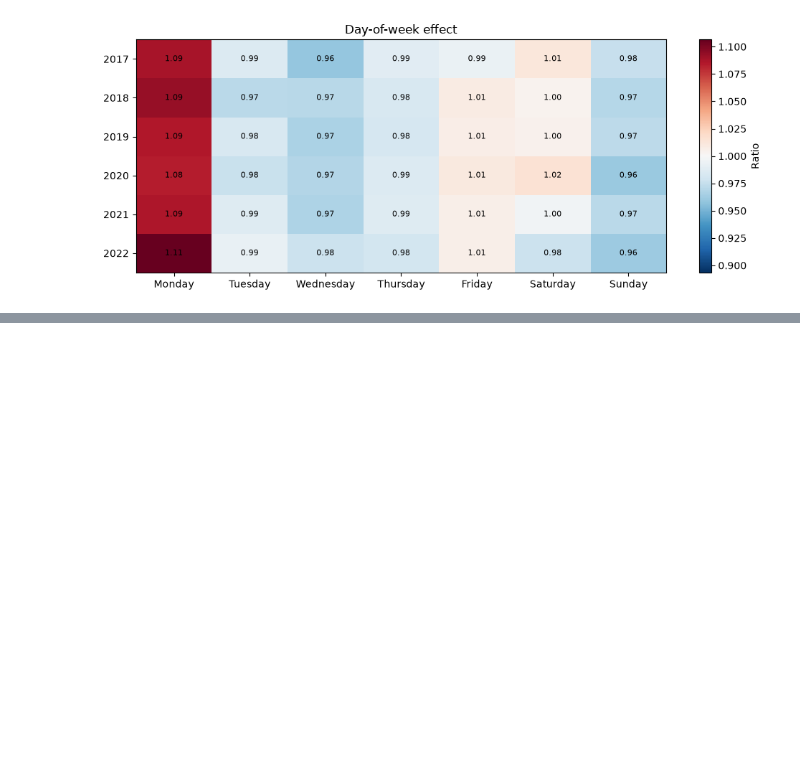
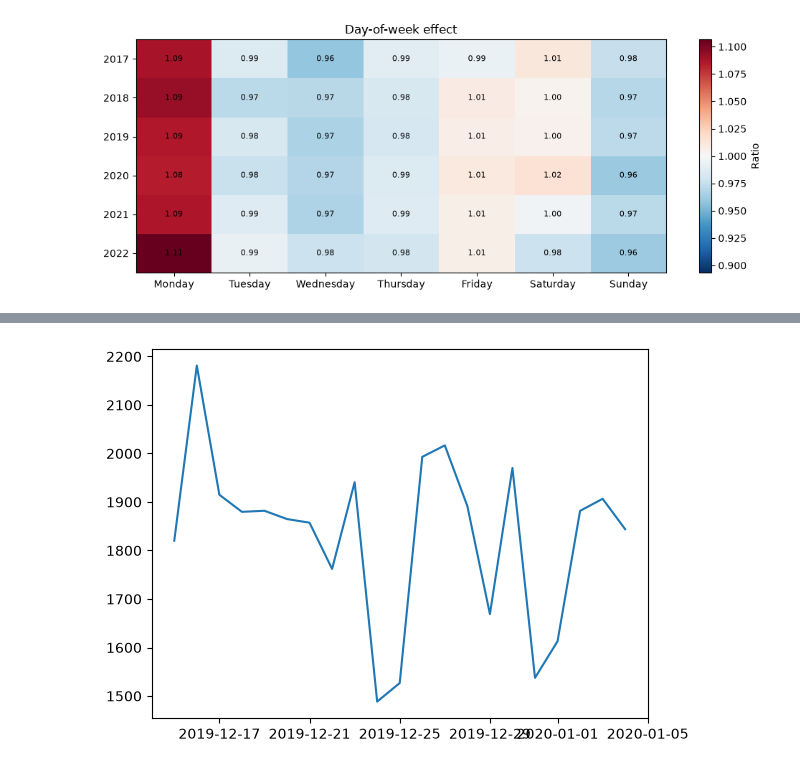
Before and after one commit to nailito/rhone-emergency-forecasting, a Jupyter notebook: analysis/02-exploratory-analysis.ipynb, the cells around one changed output, grey strips where cells are left out. Saved outputs shown, nothing was run; the diff lists cells and outputs as text; code cells hidden in the pictures; blank space fills up the shorter version.

```diff
--- a/analysis/02-exploratory-analysis.ipynb
+++ b/analysis/02-exploratory-analysis.ipynb
@@ -142,0 +146,3 @@ The normalisation of the data (Figure) and the heatmap (Figure) demonstrate that
+# %%
+xmas = visits.loc[pd.Timestamp(2019,12,25)-pd.Timedelta(days=10):pd.Timestamp(2019,12,25)+pd.Timedelta(days=10)]
+xmas
@@ -142,0 +167,5 @@ The normalisation of the data (Figure) and the heatmap (Figure) demonstrate that
+# %%
+plt.plot(xmas)
+plt.show()
+# %% [output]
+[figure, added]
```
Also changed, not shown: parts of 6 cells of this notebook.
